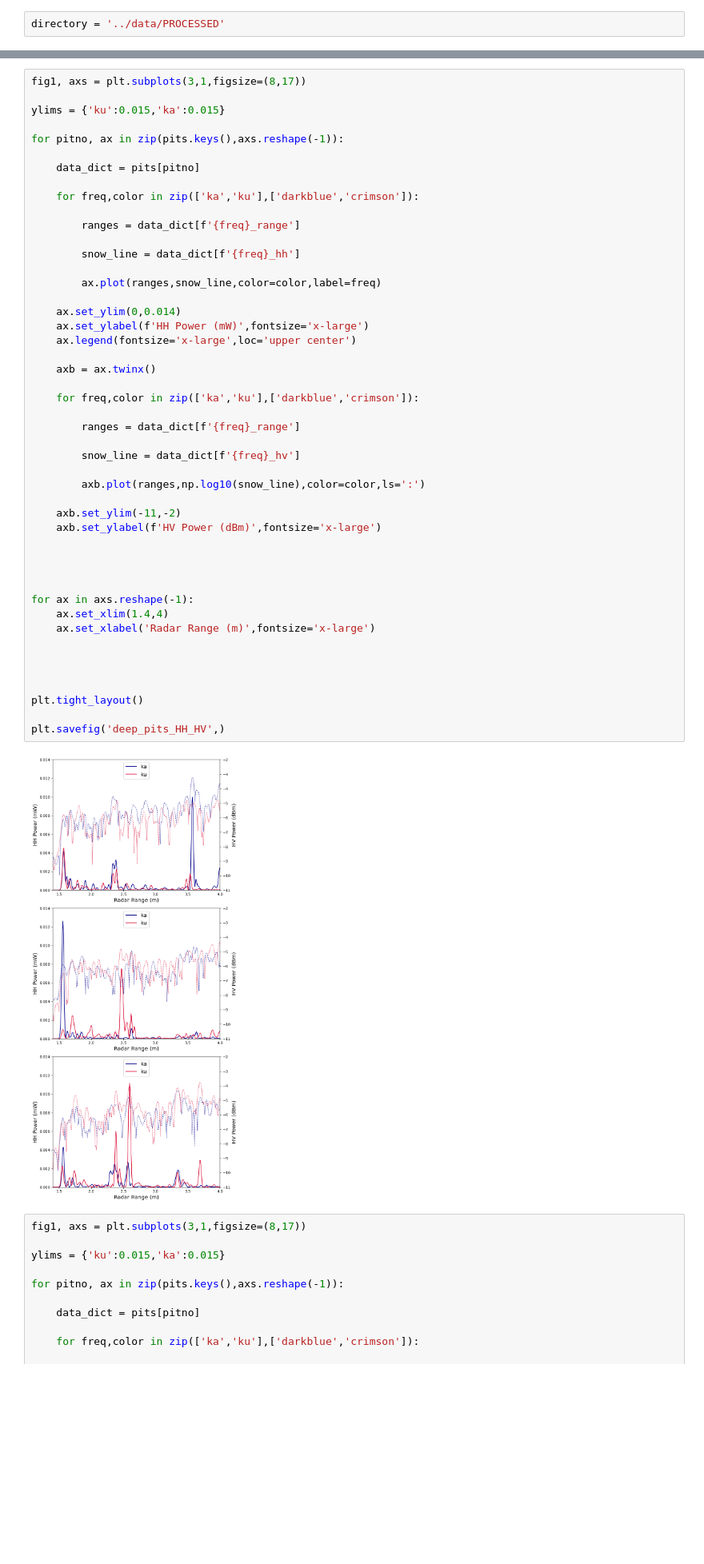
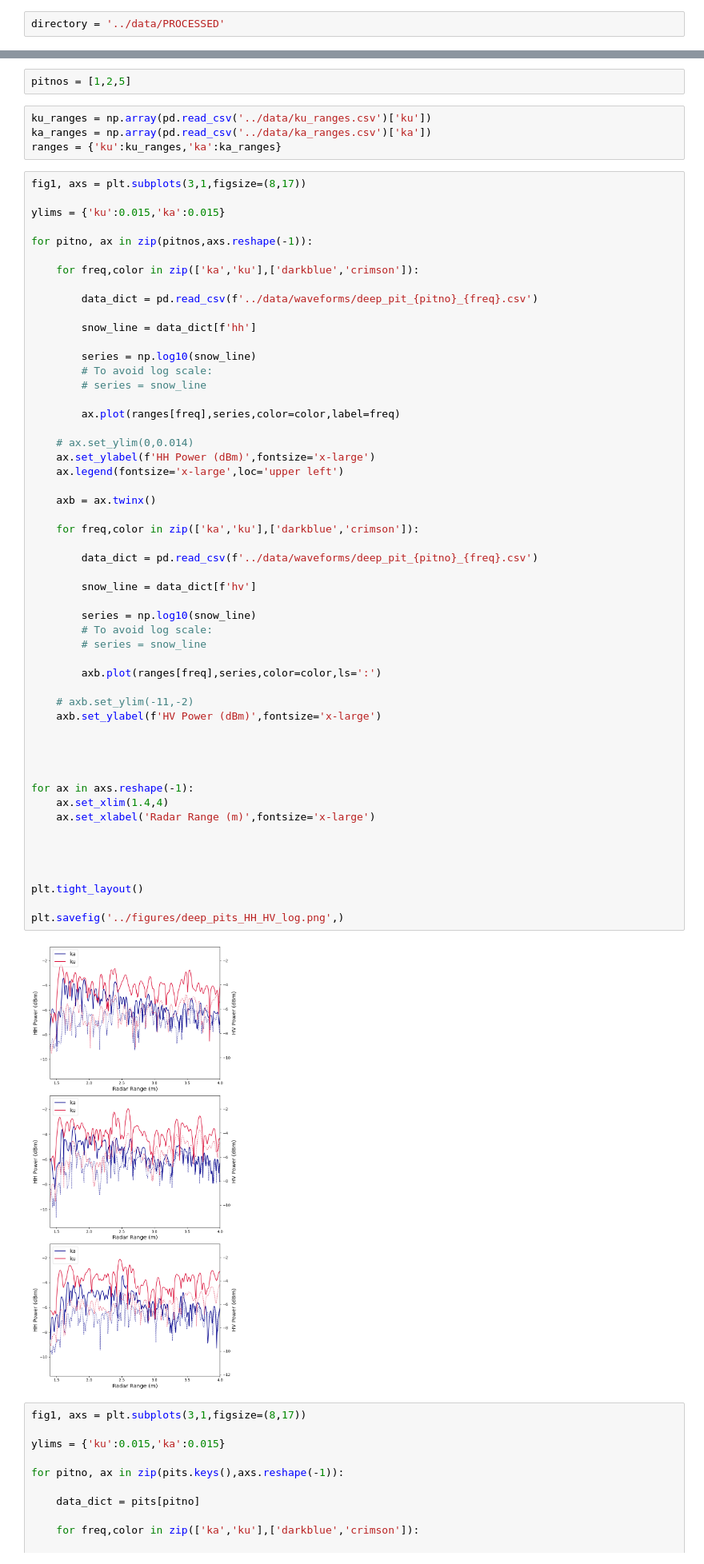
Before and after one commit to robbiemallett/kuka_deep_pits, a Jupyter notebook: code/Get_kuka_waveforms.ipynb, the cells around one changed output, grey strips where cells are left out. Shown at 80% size. Drawn from its saved outputs; the diff is of its cells as text; blank space fills up the shorter version.

```diff
--- a/code/Get_kuka_waveforms.ipynb
+++ b/code/Get_kuka_waveforms.ipynb
@@ -87,52 +22,64 @@ for pitno, data_dict in pits.items():
+# %%
+pitnos = [1,2,5]
+# %%
+ku_ranges = np.array(pd.read_csv('../data/ku_ranges.csv')['ku'])
+ka_ranges = np.array(pd.read_csv('../data/ka_ranges.csv')['ka'])
+ranges = {'ku':ku_ranges,'ka':ka_ranges}
 # %%
 fig1, axs = plt.subplots(3,1,figsize=(8,17))
 
 ylims = {'ku':0.015,'ka':0.015}
 
-for pitno, ax in zip(pits.keys(),axs.reshape(-1)):
-
-    data_dict = pits[pitno]
+for pitno, ax in zip(pitnos,axs.reshape(-1)):
 
     for freq,color in zip(['ka','ku'],['darkblue','crimson']):
 
-        ranges = data_dict[f'{freq}_range']
+        data_dict = pd.read_csv(f'../data/waveforms/deep_pit_{pitno}_{freq}.csv')
 
-        snow_line = data_dict[f'{freq}_hh']
+        snow_line = data_dict[f'hh']
 
-        ax.plot(ranges,snow_line,color=color,label=freq)
+        series = np.log10(snow_line)
+        # To avoid log scale:
+        # series = snow_line
 
-    ax.set_ylim(0,0.014)
-    ax.set_ylabel(f'HH Power (mW)',fontsize='x-large')
-    ax.legend(fontsize='x-large',loc='upper center')
+        ax.plot(ranges[freq],series,color=color,label=freq)
+
+    # ax.set_ylim(0,0.014)
+    ax.set_ylabel(f'HH Power (dBm)',fontsize='x-large')
+    ax.legend(fontsize='x-large',loc='upper left')
 
     axb = ax.twinx()
 
     for freq,color in zip(['ka','ku'],['darkblue','crimson']):
 
-        ranges = data_dict[f'{freq}_range']
+        data_dict = pd.read_csv(f'../data/waveforms/deep_pit_{pitno}_{freq}.csv')
 
-        snow_line = data_dict[f'{freq}_hv']
+        snow_line = data_dict[f'hv']
 
-        axb.plot(ranges,np.log10(snow_line),color=color,ls=':')
+        series = np.log10(snow_line)
+        # To avoid log scale:
+        # series = snow_line
 
-    axb.set_ylim(-11,-2)
+        axb.plot(ranges[freq],series,color=color,ls=':')
+
+    # axb.set_ylim(-11,-2)
     axb.set_ylabel(f'HV Power (dBm)',fontsize='x-large')
 
 
 
 
 for ax in axs.reshape(-1):
     ax.set_xlim(1.4,4)
     ax.set_xlabel('Radar Range (m)',fontsize='x-large')
 
 
 
 
 plt.tight_layout()
 
-plt.savefig('deep_pits_HH_HV',)
+plt.savefig('../figures/deep_pits_HH_HV_log.png',)
 # %% [output]
-[figure, old version]
+[figure, new version]
 # %%
 fig1, axs = plt.subplots(3,1,figsize=(8,17))
 
```
Also changed, not shown: parts of 5 cells of this notebook, 7 other files.
